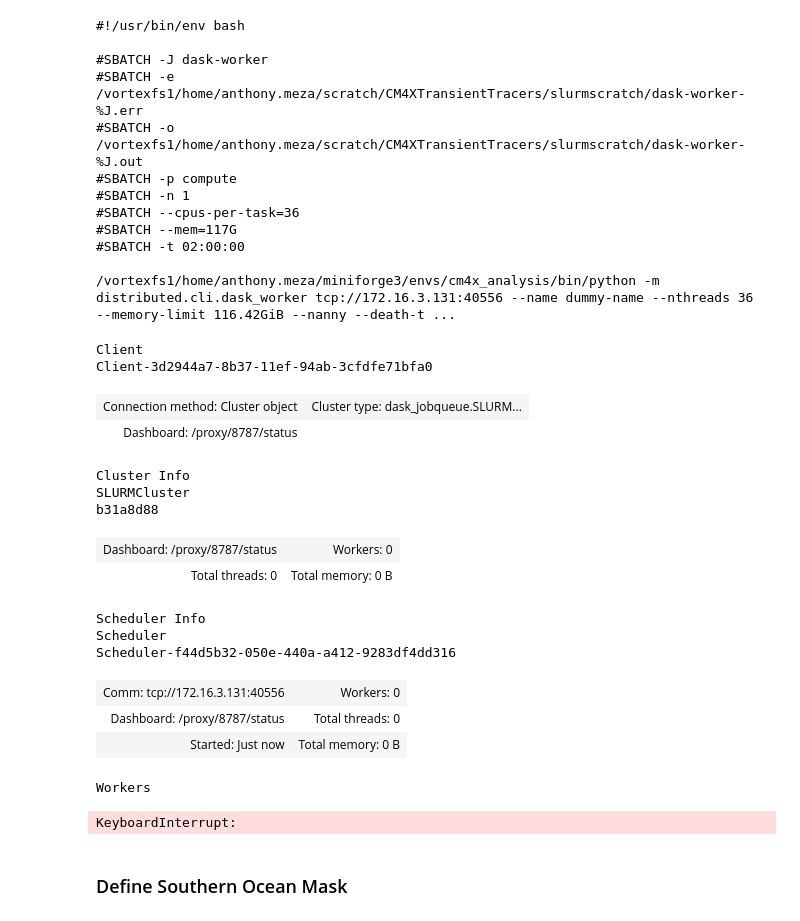
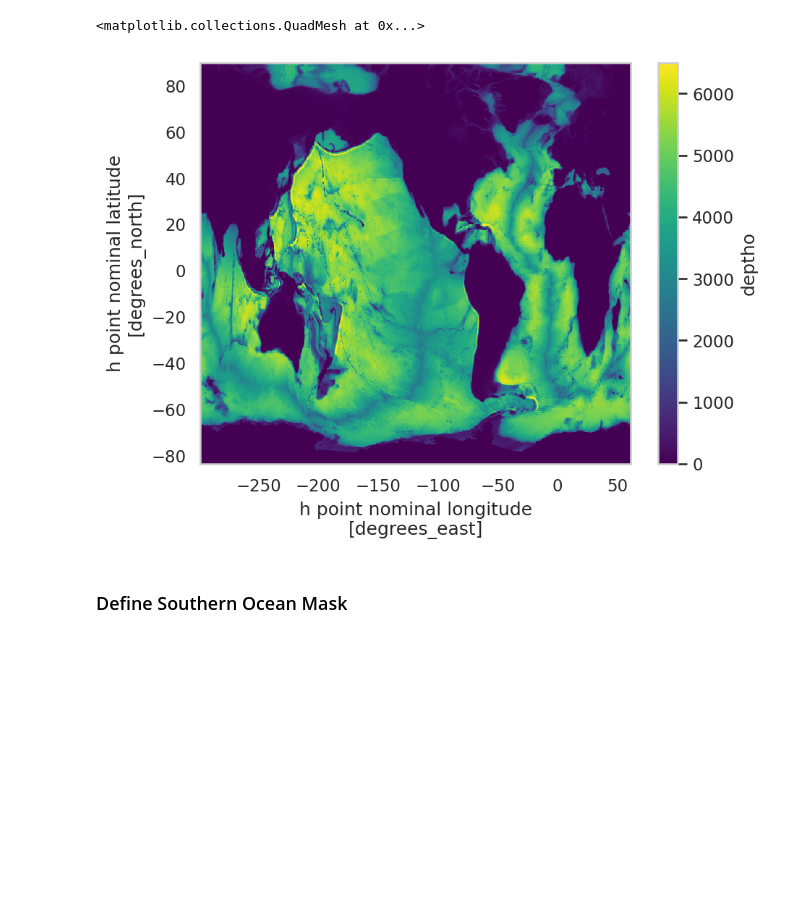
Before and after one commit to hdrake/CM4XTransientTracers, a Jupyter notebook: notebooks/paper_notebooks/2.compare_CM4X_SouthernOceanProperties.ipynb, the cells around one changed output. Cells and saved outputs as stored; diff of their text form; code cells hidden in the pictures; blank space fills up the shorter version.

Commit message:
updating scripts

```diff
--- a/notebooks/paper_notebooks/2.compare_CM4X_SouthernOceanProperties.ipynb
+++ b/notebooks/paper_notebooks/2.compare_CM4X_SouthernOceanProperties.ipynb
@@ -56,49 +56,20 @@ def read_CM4X(fname):
 def compute_depth_average(ds, zmin, zmax):
     return ds.sel(zl = slice(zmin, zmax)).mean("zl")
 # %%
-from dask_jobqueue import SLURMCluster  # setup dask cluster
-cluster = SLURMCluster(
-    cores=36,
-    processes=1,
-    memory='125GB',
-    walltime='02:00:00',
-    queue='compute',
-    interface='ib0',
-    log_directory = slurmscratchdir)
-print(cluster.job_script())
-cluster.scale(jobs=5)
-from dask.distributed import Client
-client = Client(cluster)
-client
+# from dask_jobqueue import SLURMCluster  # setup dask cluster
+# cluster = SLURMCluster(
+#     cores=36,
+#     processes=1,
+#     memory='125GB',
+#     walltime='02:00:00',
+#     queue='compute',
+#     interface='ib0',
+#     log_directory = slurmscratchdir)
+# print(cluster.job_script())
+# cluster.scale(jobs=5)
+# from dask.distributed import Client
+# client = Client(cluster)
+# client
-# %% [output]
-#!/usr/bin/env bash
-
-#SBATCH -J dask-worker
-#SBATCH -e /vortexfs1/home/anthony.meza/scratch/CM4XTransientTracers/slurmscratch/dask-worker-%J.err
-#SBATCH -o /vortexfs1/home/anthony.meza/scratch/CM4XTransientTracers/slurmscratch/dask-worker-%J.out
-#SBATCH -p compute
-#SBATCH -n 1
-#SBATCH --cpus-per-task=36
-#SBATCH --mem=117G
-#SBATCH -t 02:00:00
-
-/vortexfs1/home/anthony.meza/miniforge3/envs/cm4x_analysis/bin/python -m distributed.cli.dask_worker tcp://172.16.3.131:40556 --name dummy-name --nthreads 36 --memory-limit 116.42GiB --nanny --death-t ...
-Client
-Client-3d2944a7-8b37-11ef-94ab-3cfdfe71bfa0
-| Connection method: Cluster object | Cluster type: dask_jobqueue.SLURM... |
-| Dashboard: /proxy/8787/status |  |
-Cluster Info
-SLURMCluster
-b31a8d88
-| Dashboard: /proxy/8787/status | Workers: 0 |
-| Total threads: 0 | Total memory: 0 B |
-Scheduler Info
-Scheduler
-Scheduler-f44d5b32-050e-440a-a412-9283df4dd316
-| Comm: tcp://172.16.3.131:40556 | Workers: 0 |
-| Dashboard: /proxy/8787/status | Total threads: 0 |
-| Started: Just now | Total memory: 0 B |
-Workers
 # %%
 # GLODAP:model variable naming conventions
 model2glodap_names = {'cfc12':'cfc12','cfc11':'cfc11','sf6':'sf6','thetao':'theta','so':'salinity'}
@@ -122,7 +93,7 @@ def read_CM4X(fname):
 
     ds = ds.drop(["lat", "lon"])
     ds = ds.rename({"geolat":"lat", "geolon":"lon"})
-    ds = approximate_z(ds)
+    # ds = approximate_z(ds)
     ds = ds.where(ds.thkcello > 1e-9)
     return ds
 
@@ -131,8 +102,11 @@ def compute_depth_average(ds, zmin, zmax):
 ds = read_CM4X(datadir("model/yearly_output_0.25deg/CM4Xp125_historical_transient_tracers.zarr"))
 ds_ctrl = read_CM4X(datadir("model/yearly_output_0.25deg/CM4Xp125_piControl_transient_tracers.zarr"))
 ds_ctrl = ds_ctrl.isel(year = slice(None, 165))
-# %% [output]
-KeyboardInterrupt:
+# %%
+ds.deptho.compute().plot()
+# %% [output]
+<matplotlib.collections.QuadMesh at 0x...>
+[figure, added]
 # %%
 def weighted_average(ds):
     weights = ds.thkcello * ds.areacello
```
Also changed, not shown: 5 other files.
